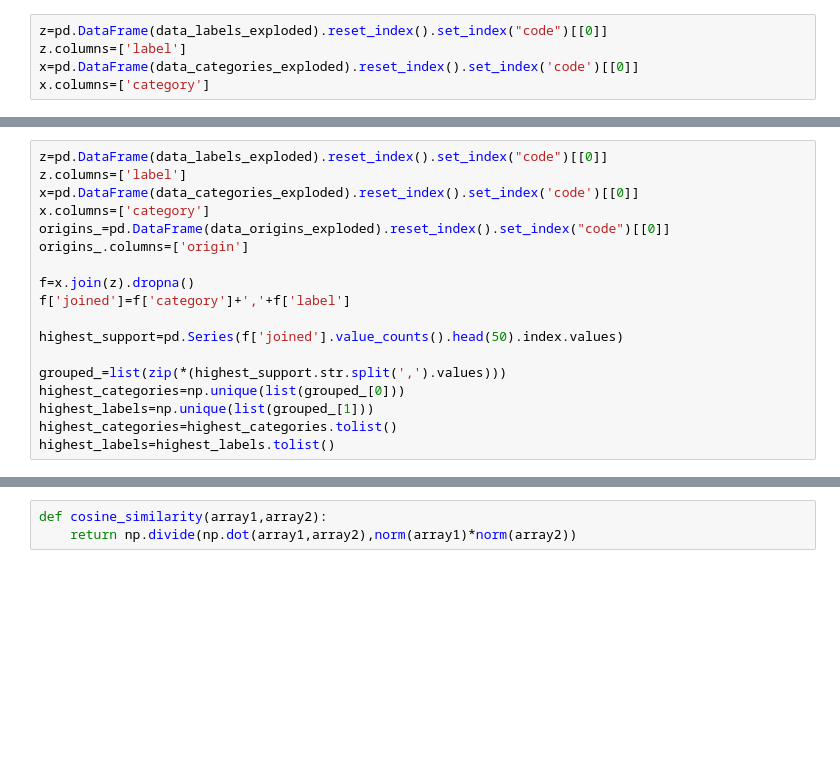
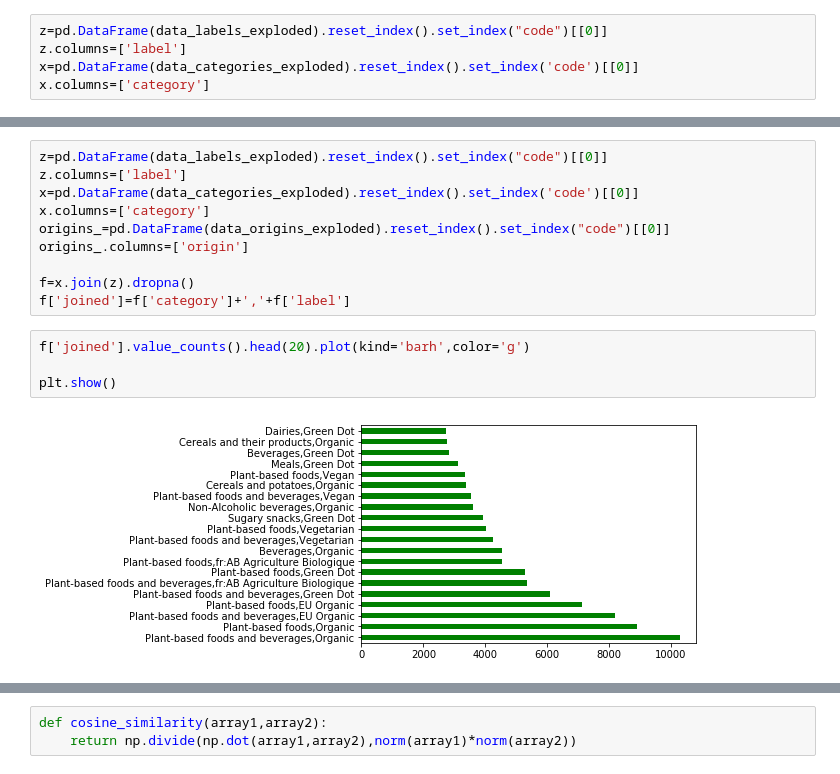
Before and after one commit to lanzrein/ada_project, a Jupyter notebook: JupiterAllmightyMicron.ipynb, the cells around one changed output, grey strips where cells are left out. Cells and saved outputs as stored; diff of their text form; blank space fills up the shorter version.

```diff
--- a/JupiterAllmightyMicron.ipynb
+++ b/JupiterAllmightyMicron.ipynb
@@ -115,11 +136,9 @@ origins_.columns=['origin']
 
 f=x.join(z).dropna()
 f['joined']=f['category']+','+f['label']
-
-highest_support=pd.Series(f['joined'].value_counts().head(50).index.values)
-
-grouped_=list(zip(*(highest_support.str.split(',').values)))
-highest_categories=np.unique(list(grouped_[0]))
-highest_labels=np.unique(list(grouped_[1]))
-highest_categories=highest_categories.tolist()
-highest_labels=highest_labels.tolist()
+# %%
+f['joined'].value_counts().head(20).plot(kind='barh',color='g')
+
+plt.show()
+# %% [output]
+[figure, added]
```
Also changed, not shown: parts of 35 cells of this notebook.
